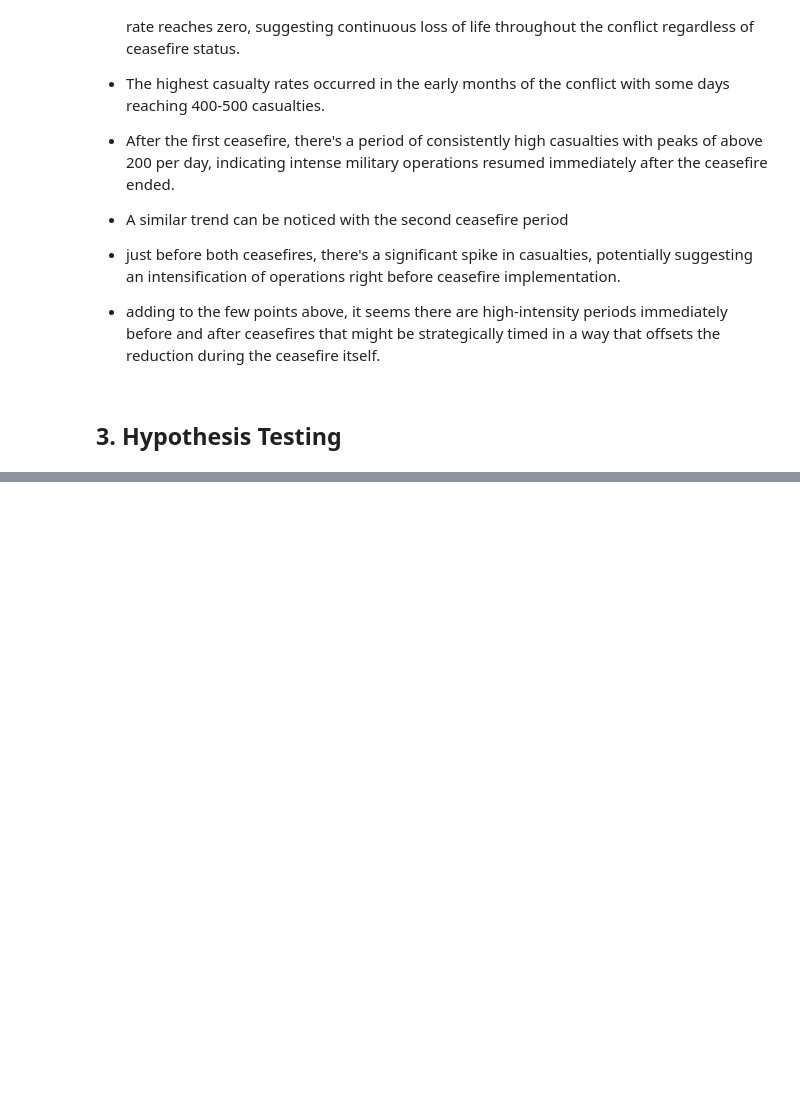
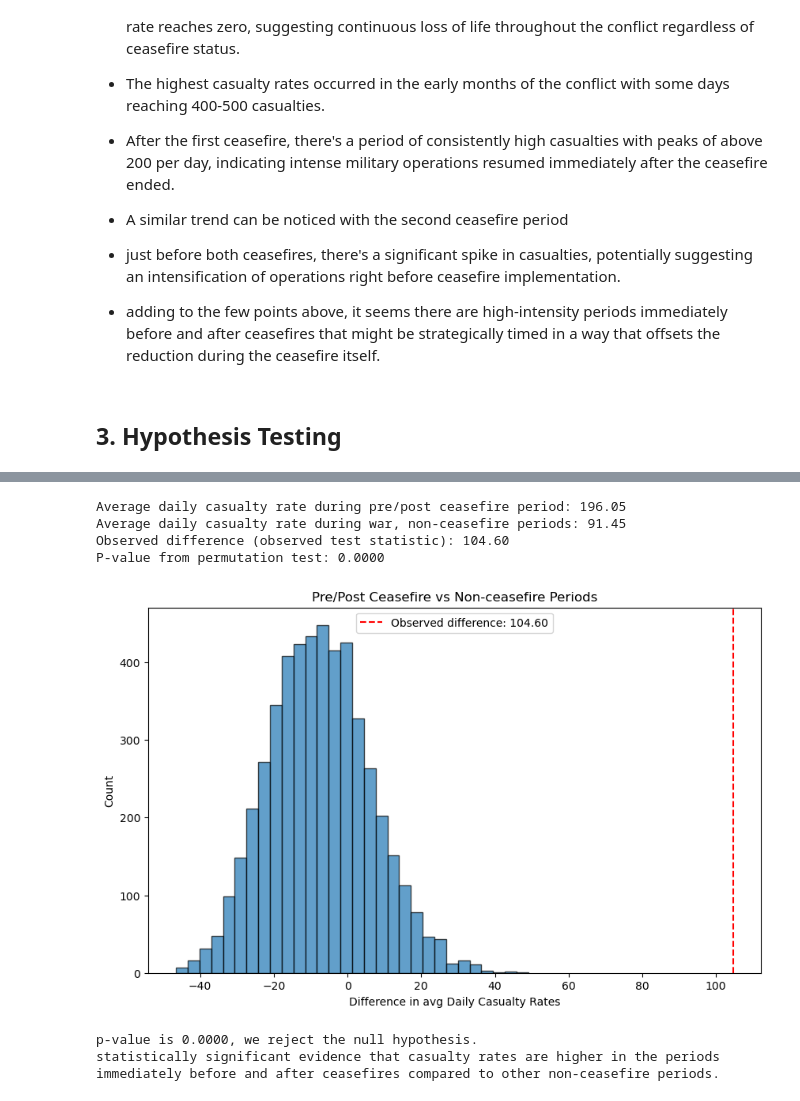
Before and after one commit to shatha-alhazbi/gaza-through-data, a Jupyter notebook: Part B/PartB.ipynb, the cells around one changed output, grey strips where cells are left out. Saved outputs shown, nothing was run; the diff lists cells and outputs as text; code cells hidden in the pictures; blank space fills up the shorter version.

Commit message:
hypothesis testing no2

```diff
--- a/Part B/PartB.ipynb
+++ b/Part B/PartB.ipynb
@@ -855,0 +919,69 @@ Before analyzing worth noting that this is a rolling 7 day average, which means
+# %%
+#calc average daily casualty rates
+pre_post_ceasefire_data = gaza_clean.where('in_pre_post_ceasefire', True)
+regular_nonceasefire_data = gaza_clean.where('in_pre_post_ceasefire', False).where('in_ceasefire', False)
+avg_pre_post = np.mean([r for r in pre_post_ceasefire_data.column('rolling_avg_rate') if not np.isnan(r)])
+avg_regular = np.mean([r for r in regular_nonceasefire_data.column('rolling_avg_rate') if not np.isnan(r)])
+
+#observed test statistic
+observed_difference = avg_pre_post - avg_regular
+
+print(f"Average daily casualty rate during pre/post ceasefire period: {avg_pre_post:.2f}")
+print(f"Average daily casualty rate during war, non-ceasefire periods: {avg_regular:.2f}")
+print(f"Observed difference (observed test statistic): {observed_difference:.2f}")
+
+# ----------------------------- Permutation Testing -----------------------------------
+def compute_test_statistic(table, labels, values):
+    group1 = table.where(labels, True)
+    group2 = table.where(labels, False).where('in_ceasefire', False)
+    mean1 = np.mean([r for r in group1.column(values) if not np.isnan(r)])
+    mean2 = np.mean([r for r in group2.column(values) if not np.isnan(r)])
+    return mean1 - mean2
+
+test_table = Table().with_columns(
+    'rolling_avg_rate', gaza_clean.column('rolling_avg_rate'),
+    'in_pre_post_ceasefire', gaza_clean.column('in_pre_post_ceasefire'),
+    'in_ceasefire', gaza_clean.column('in_ceasefire')
+)
+#repetition
+num_repetitions = 5000
+differences = make_array()
+for i in np.arange(num_repetitions):
+    #shuffling
+    shuffled_labels = test_table.sample(test_table.num_rows, with_replacement=False).column('in_pre_post_ceasefire')
+    shuffled_table = test_table.with_column('in_pre_post_ceasefire', shuffled_labels)
+    #compute shuffled test statistic
+    new_difference = compute_test_statistic(shuffled_table, 'in_pre_post_ceasefire', 'rolling_avg_rate')
+    differences = np.append(differences, new_difference)
+
+# ----------------------------- Conclusion & p-value -----------------------------------
+p_value = np.count_nonzero(differences >= observed_difference) / num_repetitions
+print(f"P-value from permutation test: {p_value:.4f}")
+
+plt.figure(figsize=(10, 6))
+plt.hist(differences, bins=30, alpha=0.7)
+plt.axvline(observed_difference, color='red', linestyle='--',
+            label=f'Observed difference: {observed_difference:.2f}')
+plt.xlabel('Difference in avg Daily Casualty Rates')
+plt.ylabel('Count')
+plt.title('Pre/Post Ceasefire vs Non-ceasefire Periods')
+plt.legend()
+plt.show()
+alpha = 0.05
+if p_value < alpha:
+    print(f"p-value is {p_value:.4f}, we reject the null hypothesis.")
+    print("statistically significant evidence that casualty rates are higher in the periods")
+    print("immediately before and after ceasefires compared to other non-ceasefire periods.")
+else:
+    print(f"With a p-value of {p_value:.4f}, we fail to reject the null hypothesis.")
+    print("not sufficient evidence that casualty rates are higher in the periods")
+    print("immediately before and after ceasefires compared to other non-ceasefire periods.")
+# %% [output]
+Average daily casualty rate during pre/post ceasefire period: 196.05
+Average daily casualty rate during war, non-ceasefire periods: 91.45
+Observed difference (observed test statistic): 104.60
+P-value from permutation test: 0.0000
+[figure, added]
+p-value is 0.0000, we reject the null hypothesis.
+statistically significant evidence that casualty rates are higher in the periods
+immediately before and after ceasefires compared to other non-ceasefire periods.
```
Also changed, not shown: parts of 24 cells of this notebook, 1 other file.
